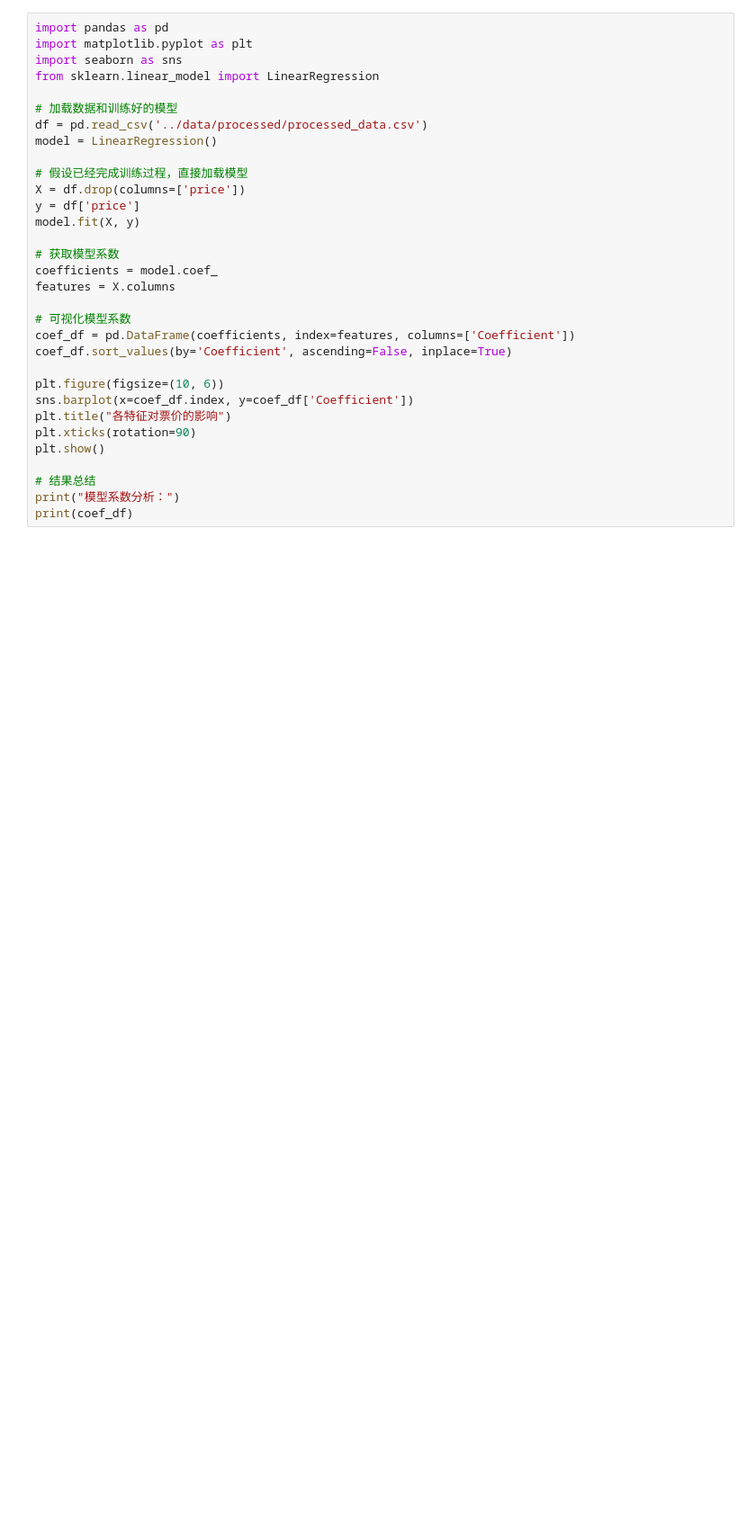
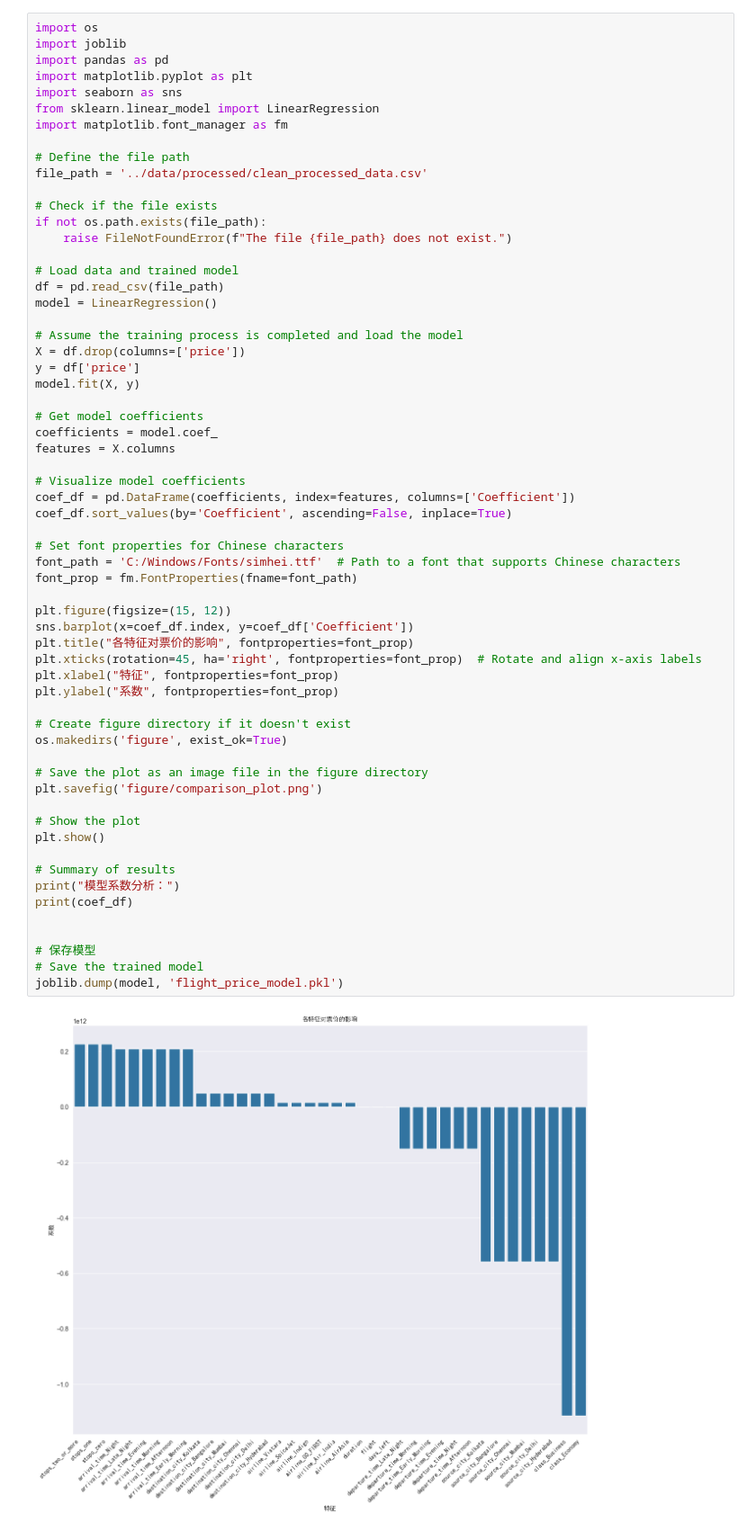
Before and after one commit to superman1006/Flight-Price-Prediction, a Jupyter notebook: notebooks/4_result_analysis.ipynb, the cells around one changed output. Shown: that part at 90% size. Cells and saved outputs as stored; diff of their text form; blank space fills up the shorter version.

```diff
--- a/notebooks/4_result_analysis.ipynb
+++ b/notebooks/4_result_analysis.ipynb
@@ -1,33 +1,63 @@
 # %%
+import os
+import joblib
 import pandas as pd
 import matplotlib.pyplot as plt
 import seaborn as sns
 from sklearn.linear_model import LinearRegression
+import matplotlib.font_manager as fm
 
-# 加载数据和训练好的模型
-df = pd.read_csv('../data/processed/processed_data.csv')
+# Define the file path
+file_path = '../data/processed/clean_processed_data.csv'
+
+# Check if the file exists
+if not os.path.exists(file_path):
+    raise FileNotFoundError(f"The file {file_path} does not exist.")
+
+# Load data and trained model
+df = pd.read_csv(file_path)
 model = LinearRegression()
 
-# 假设已经完成训练过程，直接加载模型
+# Assume the training process is completed and load the model
 X = df.drop(columns=['price'])
 y = df['price']
 model.fit(X, y)
 
-# 获取模型系数
+# Get model coefficients
 coefficients = model.coef_
 features = X.columns
 
-# 可视化模型系数
+# Visualize model coefficients
 coef_df = pd.DataFrame(coefficients, index=features, columns=['Coefficient'])
 coef_df.sort_values(by='Coefficient', ascending=False, inplace=True)
 
-plt.figure(figsize=(10, 6))
+# Set font properties for Chinese characters
+font_path = 'C:/Windows/Fonts/simhei.ttf'  # Path to a font that supports Chinese characters
+font_prop = fm.FontProperties(fname=font_path)
+
+plt.figure(figsize=(15, 12))
 sns.barplot(x=coef_df.index, y=coef_df['Coefficient'])
-plt.title("各特征对票价的影响")
-plt.xticks(rotation=90)
+plt.title("各特征对票价的影响", fontproperties=font_prop)
+plt.xticks(rotation=45, ha='right', fontproperties=font_prop)  # Rotate and align x-axis labels
+plt.xlabel("特征", fontproperties=font_prop)
+plt.ylabel("系数", fontproperties=font_prop)
+
+# Create figure directory if it doesn't exist
+os.makedirs('figure', exist_ok=True)
+
+# Save the plot as an image file in the figure directory
+plt.savefig('figure/comparison_plot.png')
+
+# Show the plot
 plt.show()
 
-# 结果总结
+# Summary of results
 print("模型系数分析：")
 print(coef_df)
+
+
+# 保存模型
+# Save the trained model
+joblib.dump(model, 'flight_price_model.pkl')
 # %% [output]
+[figure, added]
```
Also changed, not shown: parts of 1 cell of this notebook, 12 other files.
